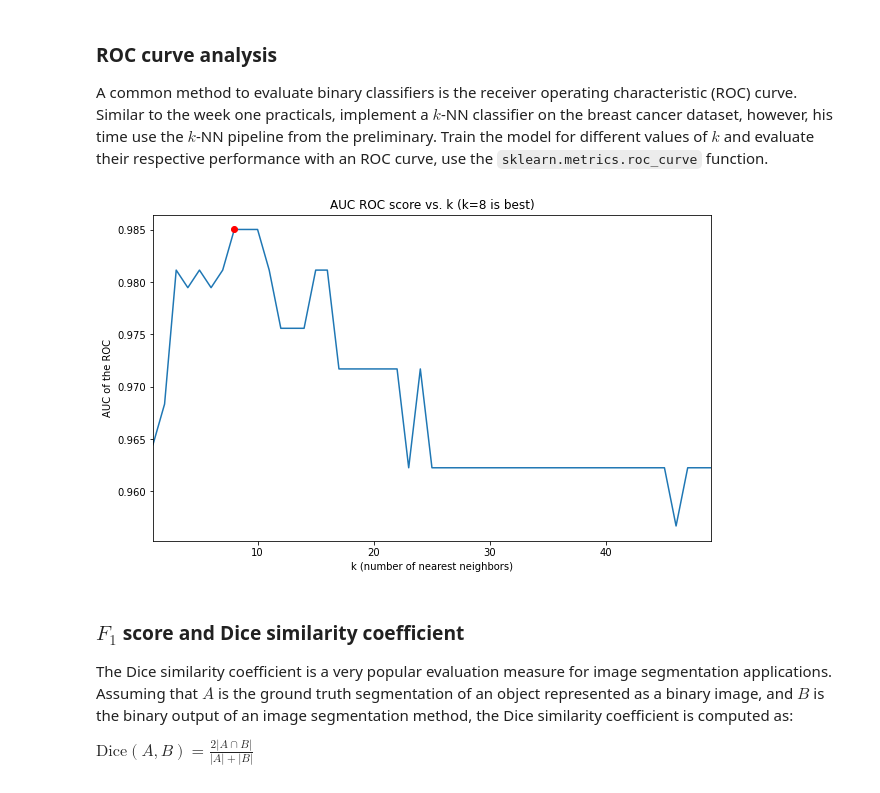
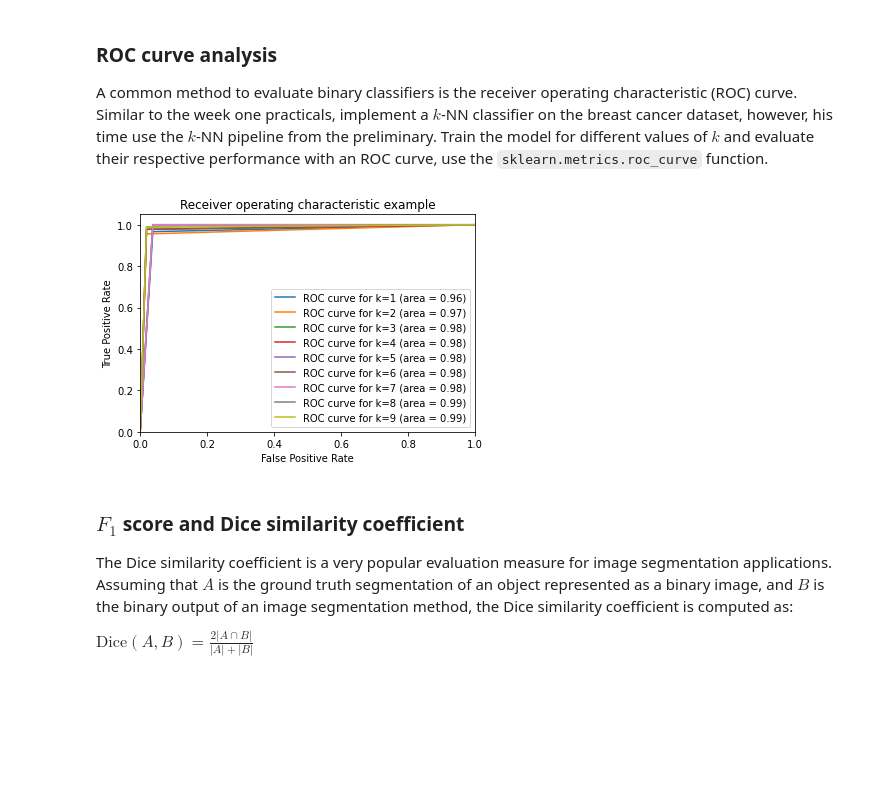
Before and after one commit to langestefan/8dm50-machine-learning, a Jupyter notebook: practicals/week_2.ipynb, the cells around one changed output. Drawn from its saved outputs; the diff is of its cells as text; code cells hidden in the pictures; blank space fills up the shorter version.

Commit message:
ROC curve

```diff
--- a/practicals/week_2.ipynb
+++ b/practicals/week_2.ipynb
@@ -216,46 +216,52 @@ A common method to evaluate binary classifiers is the receiver operating charact
 # %%
 from sklearn.model_selection import train_test_split
 from sklearn import datasets, neighbors
 from sklearn.preprocessing import StandardScaler
 from sklearn.pipeline import Pipeline
 from sklearn.metrics import roc_curve, auc
 from sklearn.preprocessing import StandardScaler
 
 breast_cancer = datasets.load_breast_cancer()
 
 X = breast_cancer.data
 y = breast_cancer.target
 
 X_train, X_test, y_train, y_test = train_test_split(X, y, stratify=y, random_state=40)
 
-max_k = 50
-AUC_ROC_scores = []
+max_k = 10
+fpr = dict()
+tpr = dict()
+AUC_ROC_scores = dict()
 
 for k in np.arange(1, max_k):
     knn = neighbors.KNeighborsClassifier(n_neighbors=k)
     scaler = StandardScaler()
     model = Pipeline([
                  ("scaler", scaler),
                  ("knn", knn)
                 ])
     model.fit(X_train, y_train)
-    y_predict = model.predict(X_test)
-    fpr, tpr, _ = roc_curve(y_test, y_predict)
-    AUC_ROC_scores.append(auc(fpr,tpr))
+    y_score = model.predict(X_test)
+    fpr[k], tpr[k], _ = roc_curve(y_test, y_score)
+    AUC_ROC_scores[k] = auc(fpr[k],tpr[k])
 
-k_ignore = 4
-k_best = np.argmax(AUC_ROC_scores[k_ignore:]) + k_ignore + 1
 
-plt.figure(figsize=(10, 6))
-plt.title(f'AUC ROC score vs. k (k={k_best} is best)')
-plt.plot(np.arange(1, max_k), AUC_ROC_scores)
-plt.xlabel('k (number of nearest neighbors)')
-plt.ylabel('AUC of the ROC')
-plt.plot(k_best, AUC_ROC_scores[k_best-1], 'ro')
-plt.xlim(1, max_k-1)
+plt.figure()
+for i in np.arange(1,max_k):
+    plt.plot(
+        fpr[i],
+        tpr[i],
+    label=f"ROC curve for k={i} (area = %0.2f)" % AUC_ROC_scores[i],
+)
+plt.xlim([0.0, 1.0])
+plt.ylim([0.0, 1.05])
+plt.xlabel("False Positive Rate")
+plt.ylabel("True Positive Rate")
+plt.title("Receiver operating characteristic example")
+plt.legend(loc="lower right")
 plt.show()
 # %% [output]
-[figure, old version]
+[figure, new version]
 # %% [markdown]
 ### $F_1$ score and Dice similarity coefficient
 
```
Also changed, not shown: parts of 1 cell of this notebook.
